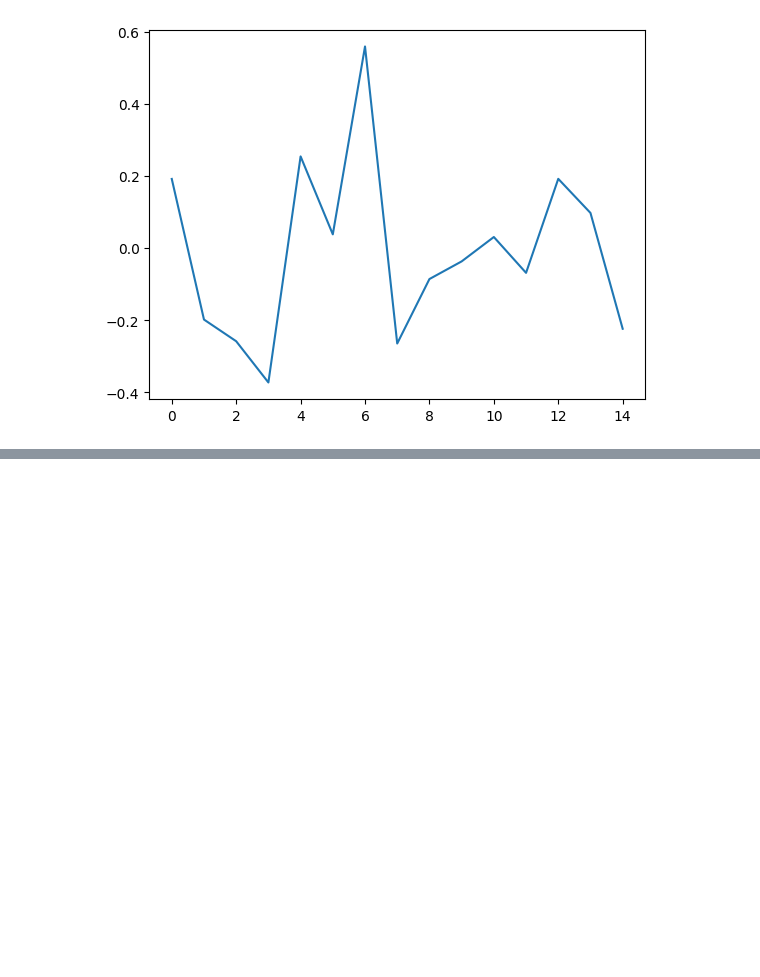
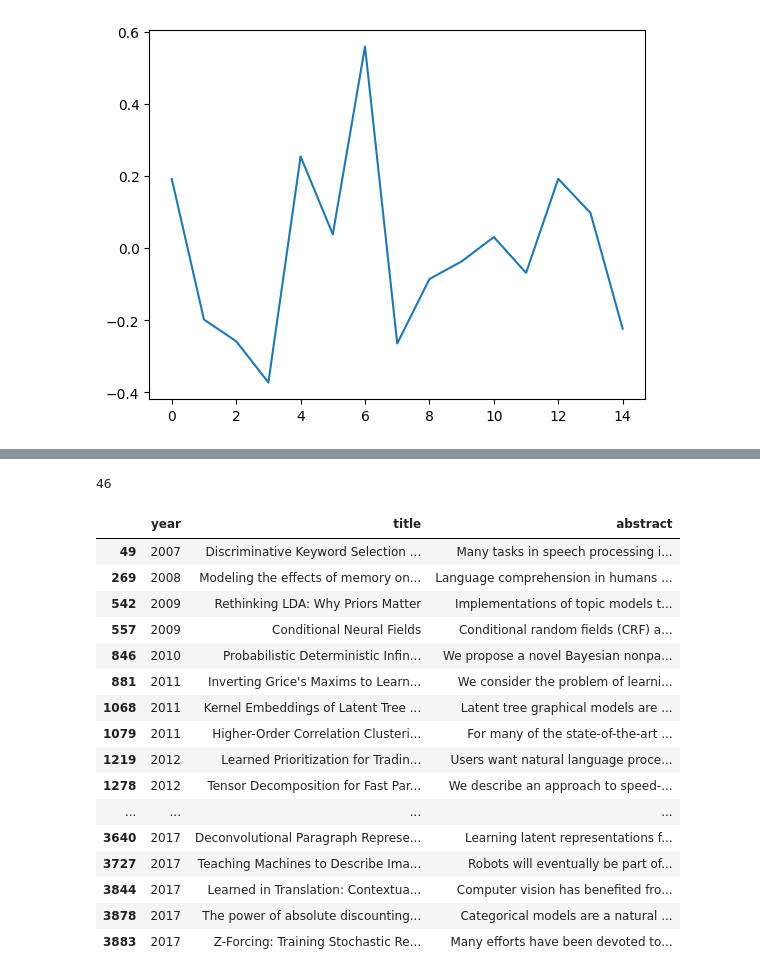
Before and after one commit to HYLee810/projectmanager, a Jupyter notebook: 웹스크래핑_실습.ipynb, the cells around one changed output, grey strips where cells are left out. Cells and saved outputs as stored; diff of their text form; code cells hidden in the pictures; blank space fills up the shorter version.

```diff
--- a/웹스크래핑_실습.ipynb
+++ b/웹스크래핑_실습.ipynb
@@ -507,0 +551,7 @@ for j in related:
+# %%
+doc_idx = 0
+words = ['샴푸', '물', '발명', '조성', '중량', '상기', '모발', '추출물', '포함', '부', '효과', '두피', '제조', '단계', '사용', '성분', '방지', '용기', '탈모', '방법']
+word_emb = sbert.encode(words)
+dists = cosine_distances(doc_emb[[doc_idx]], doc_emb).flatten()
+for i in np.argsort(dists)[ :5]:
+    print(words[i])
@@ -507,0 +560,4 @@ for j in related:
+# %%
+import pandas as pd
+df = pd.read_csv('./sample_data/neurips.zip') # CSV 압축되어 있으면 자동으로 풀어서 엶
+df.head()
@@ -507,0 +571,7 @@ for j in related:
+# %%
+query = {'natural', 'language'}
+
+import re
+def tokenize(text):
+    text = text.lower() # 소문자로 변환
+    return re.findall(r'\w{2,}', text) # 2글자 이상 단어 추출
@@ -507,0 +582,8 @@ for j in related:
+# %%
+%%time
+# 걸리는 시간을 체크해줌
+results = []
+for row in df.itertuples(): # 순차검색=> 오래걸림
+ words = set(tokenize(row.abstract))
+ if query < words: # 검색어가 부분집합이면
+  results.append(row.Index)
@@ -507,0 +593,24 @@ for j in related:
+# %%
+len(results) # 46개 찾음 0.34초 걸림(늦은편임)
+# %% [output]
+46
+# %%
+df.iloc[results]
+# %% [output]
+|  | year | title | abstract |
+| 49 | 2007 | Discriminative Keyword Selection ... | Many tasks in speech processing i... |
+| 269 | 2008 | Modeling the effects of memory on... | Language comprehension in humans ... |
+| 542 | 2009 | Rethinking LDA: Why Priors Matter | Implementations of topic models t... |
+| 557 | 2009 | Conditional Neural Fields | Conditional random fields (CRF) a... |
+| 846 | 2010 | Probabilistic Deterministic Infin... | We propose a novel Bayesian nonpa... |
+| 881 | 2011 | Inverting Grice's Maxims to Learn... | We consider the problem of learni... |
+| 1068 | 2011 | Kernel Embeddings of Latent Tree ... | Latent tree graphical models are ... |
+| 1079 | 2011 | Higher-Order Correlation Clusteri... | For many of the state-of-the-art ... |
+| 1219 | 2012 | Learned Prioritization for Tradin... | Users want natural language proce... |
+| 1278 | 2012 | Tensor Decomposition for Fast Par... | We describe an approach to speed-... |
+| ... | ... | ... | ... |
+| 3640 | 2017 | Deconvolutional Paragraph Represe... | Learning latent representations f... |
+| 3727 | 2017 | Teaching Machines to Describe Ima... | Robots will eventually be part of... |
+| 3844 | 2017 | Learned in Translation: Contextua... | Computer vision has benefited fro... |
+| 3878 | 2017 | The power of absolute discounting... | Categorical models are a natural ... |
+| 3883 | 2017 | Z-Forcing: Training Stochastic Re... | Many efforts have been devoted to... |
```
Also changed, not shown: parts of 17 cells of this notebook.
